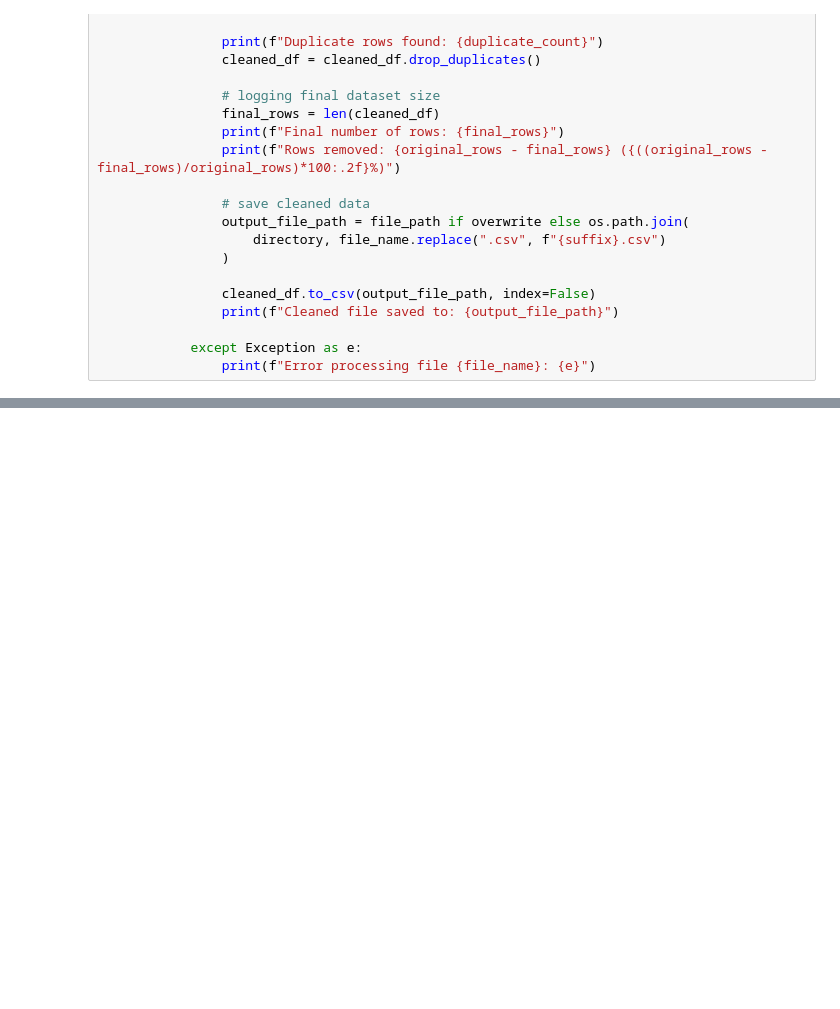
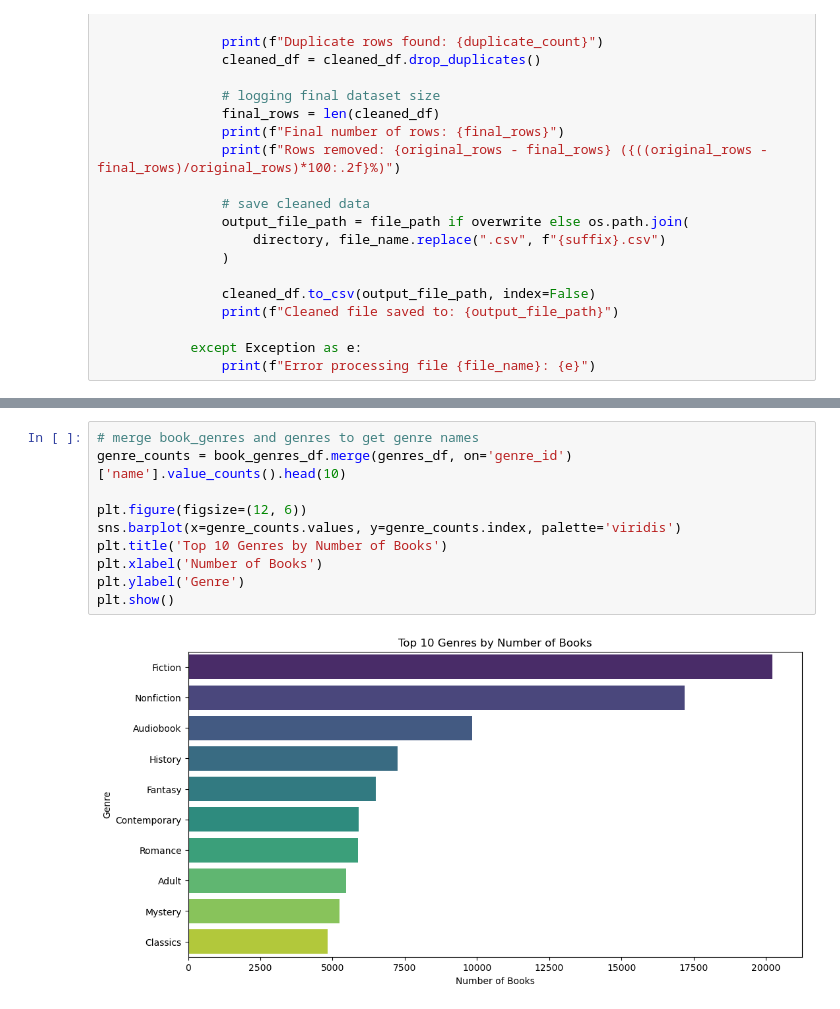
Before and after one commit to hwangisgone/book-rec-2, a Jupyter notebook: data-pipeline/clean_data.ipynb, the cells around one changed output, grey strips where cells are left out. Saved outputs shown, nothing was run; the diff lists cells and outputs as text; blank space fills up the shorter version.

```diff
--- a/data-pipeline/clean_data.ipynb
+++ b/data-pipeline/clean_data.ipynb
@@ -581,0 +570,12 @@ plt.show()
+# %%
+# merge book_genres and genres to get genre names
+genre_counts = book_genres_df.merge(genres_df, on='genre_id')['name'].value_counts().head(10)
+
+plt.figure(figsize=(12, 6))
+sns.barplot(x=genre_counts.values, y=genre_counts.index, palette='viridis')
+plt.title('Top 10 Genres by Number of Books')
+plt.xlabel('Number of Books')
+plt.ylabel('Genre')
+plt.show()
+# %% [output]
+[figure, added]
```
Also changed, not shown: parts of 34 cells of this notebook.
